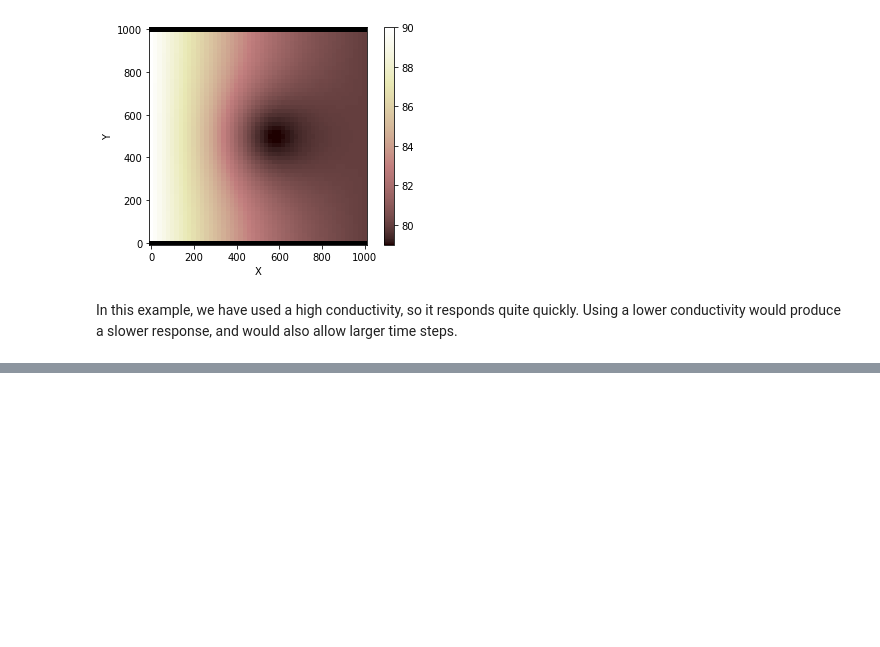
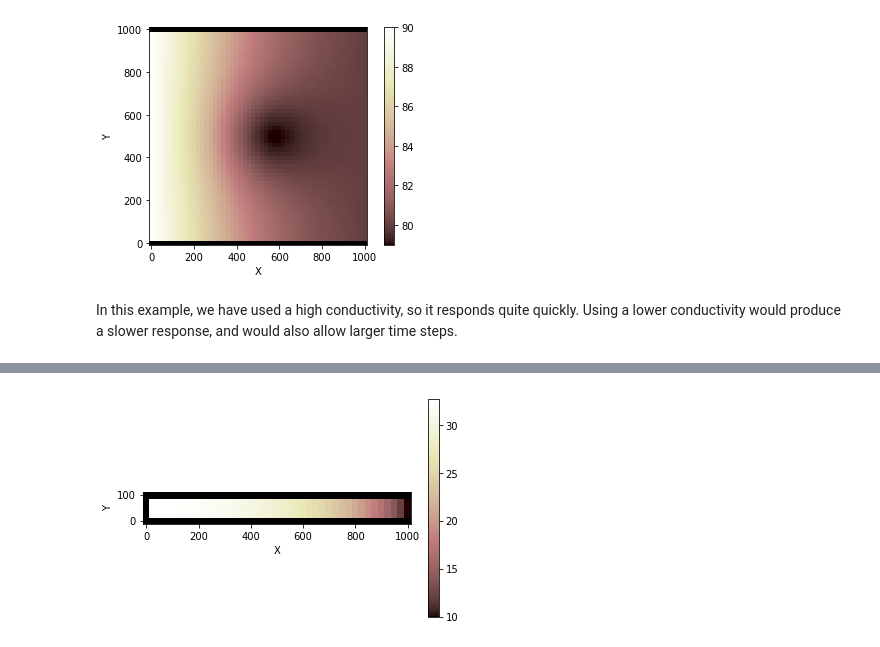
Before and after one commit to gregtucker/groundwater_dupuit_percolator, a Jupyter notebook: groundwater_dupuit_percolator_example.ipynb, the cells around one changed output, grey strips where cells are left out. Cells and saved outputs as stored; diff of their text form; code cells hidden in the pictures; blank space fills up the shorter version.

```diff
--- a/groundwater_dupuit_percolator_example.ipynb
+++ b/groundwater_dupuit_percolator_example.ipynb
@@ -181,0 +269,4 @@ In this example, we have used a high conductivity, so it responds quite quickly.
+# %%
+imshow_grid(grid2, wt2)
+# %% [output]
+[figure, added]
```
Also changed, not shown: parts of 7 cells of this notebook.
